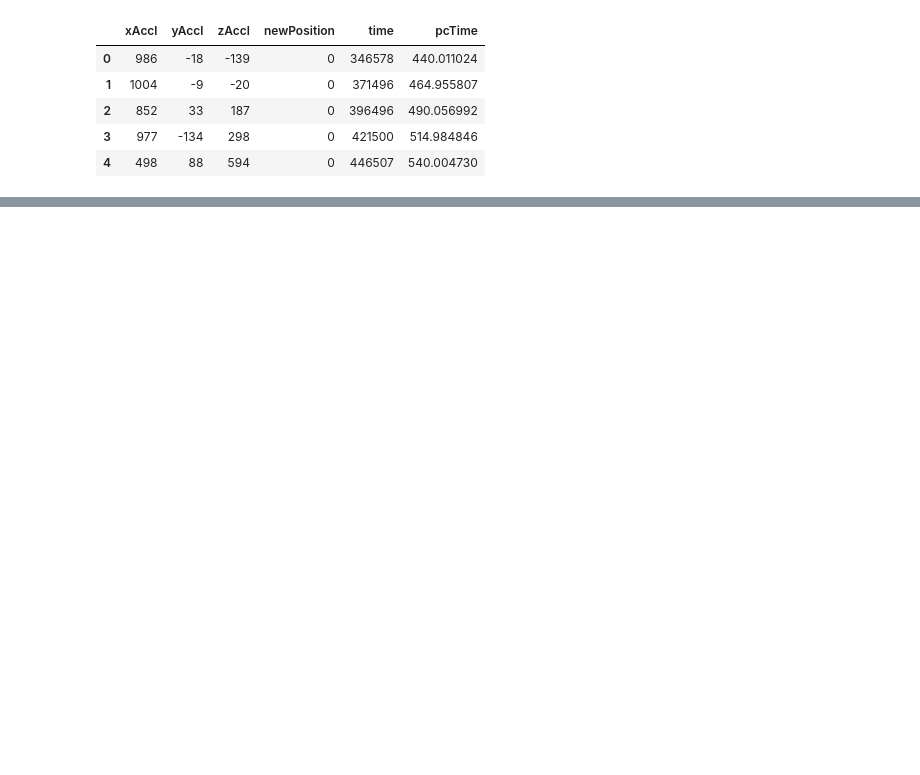
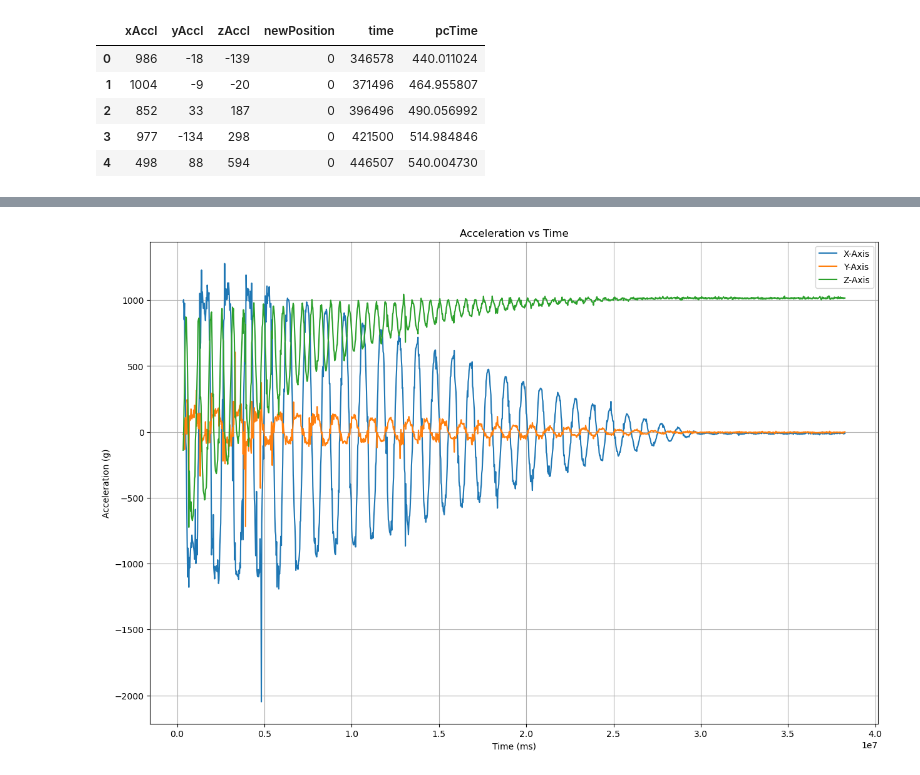
Before and after one commit to Pooyan-Farzanehkari/Smart-syetems-labs, a Jupyter notebook: filter.ipynb, the cells around one changed output, grey strips where cells are left out. Drawn from its saved outputs; the diff is of its cells as text; code cells hidden in the pictures; blank space fills up the shorter version.

Commit message:
plot imu data, apply low pass filter, plot fft before and after filter and plot filtered signals.

```diff
--- a/filter.ipynb
+++ b/filter.ipynb
@@ -12,3 +13,6 @@ theta_180_1.head()
 | 2 | 852 | 33 | 187 | 0 | 396496 | 490.056992 |
 | 3 | 977 | -134 | 298 | 0 | 421500 | 514.984846 |
 | 4 | 498 | 88 | 594 | 0 | 446507 | 540.004730 |
+# %%
+theta_180_1['delta_time'] = theta_180_1['pcTime'].diff()
+theta_180_1.head(10)
@@ -14,0 +31,19 @@ theta_180_1.head()
+# %%
+acc_x = theta_180_1['xAccl'].values
+acc_y = theta_180_1['yAccl'].values
+acc_z = theta_180_1['zAccl'].values
+time = theta_180_1['time'].values
+# %%
+# Plot the data
+plt.figure(figsize=(15, 10))
+plt.plot(time, acc_x, label='X-Axis')
+plt.plot(time, acc_y, label='Y-Axis')
+plt.plot(time, acc_z, label='Z-Axis')
+plt.xlabel('Time (ms)')
+plt.ylabel('Acceleration (g)')
+plt.title('Acceleration vs Time')
+plt.legend(['X-Axis', 'Y-Axis', 'Z-Axis'])
+plt.grid(True)
+plt.show()
+# %% [output]
+[figure, added]
```
Also changed, not shown: parts of 6 cells of this notebook.
